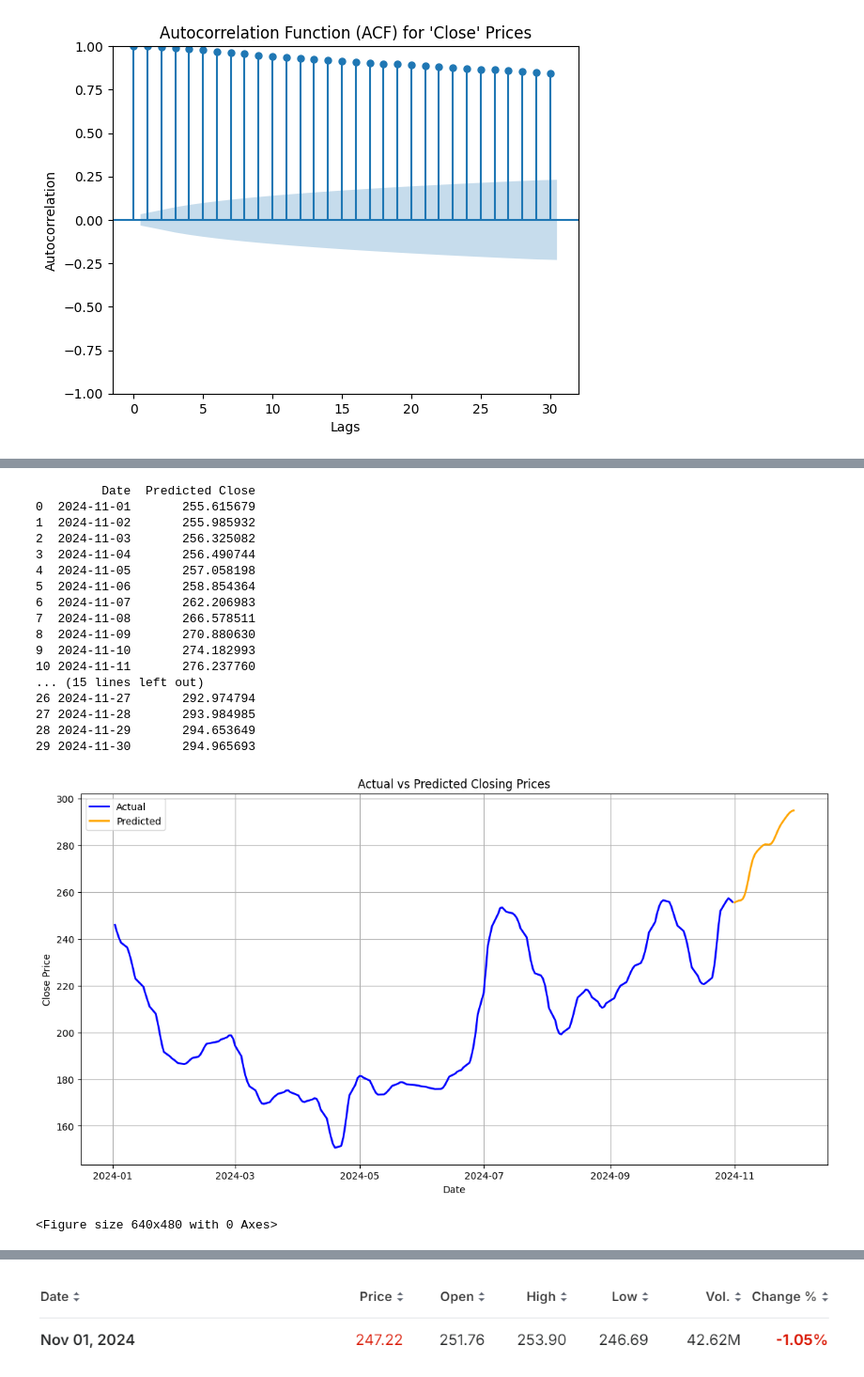
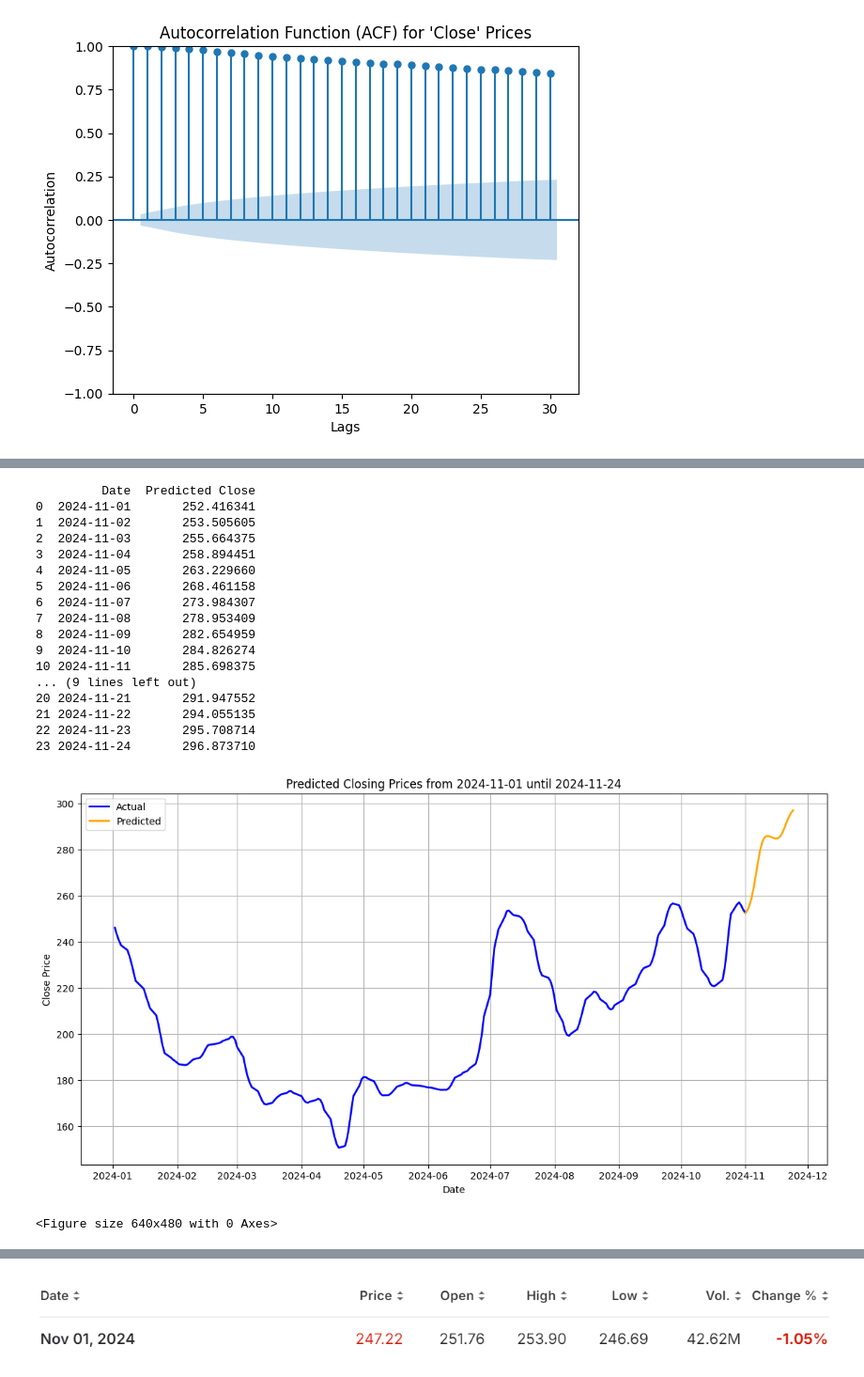
Before and after one commit to miltiadiss/CEID_NE5237-Decision-Theory, a Jupyter notebook: TSLA_stock_price_prediction.ipynb, the cells around one changed output, grey strips where cells are left out. Shown at 94% size. Drawn from its saved outputs; the diff is of its cells as text; code cells hidden in the pictures.

```diff
--- a/TSLA_stock_price_prediction.ipynb
+++ b/TSLA_stock_price_prediction.ipynb
@@ -203,5 +218,5 @@ Close_t = 0.6831 + (1.9376) * close_t-1 + (-0.9398) * close_t-2
 # %%
-# Function to predict close prices for a given interval
+# Function to predict close prices for new dates
 def predict_close_price(df, weights, bias, start_date, num_days):
     predictions = []
     last_known_dates = df['Date'].values # Last known dates
@@ -212,7 +227,7 @@ def predict_close_price(df, weights, bias, start_date, num_days):
 
     for _ in range(num_days):
         # Calculate predicted close price for the next day
-        predicted_close = np.dot(last_n_prices[::-1], weights) + bias
+        predicted_close = np.dot(last_n_prices[::-1], weights) + bias # Put the lagged features in the equation of the model and make the prediction
         predictions.append(predicted_close)
 
         # Update the last N prices for the next prediction
@@ -224,52 +239,52 @@ def predict_close_price(df, weights, bias, start_date, num_days):
 N = 6
 _, _, _, _, _, _, weights, bias = linear_regression_model(N, df)
 
-# Make predictions for November 2024 starting from '2024-11-01'
+# Make predictions starting from '2024-11-01' until '2024-11-24'
 start_date = '2024-11-01'
-num_days = 30
+num_days = 24
 predicted_prices = predict_close_price(df, weights, bias, start_date, num_days)
 
 # Create a DataFrame for predicted prices with corresponding dates
 predicted_dates = [pd.to_datetime(start_date) + pd.Timedelta(days=i) for i in range(num_days)]
 predictions_df = pd.DataFrame({'Date': predicted_dates, 'Predicted Close': predicted_prices})
 print(predictions_df)
 
 # Filter to keep only predictions for the year 2024
 predictions_df = predictions_df[predictions_df['Date'].dt.year == 2024]
 
 # Combine predictions with the initial DataFrame
 df_combined = pd.concat([df, predictions_df], ignore_index=True)
 
 # Plot the actual and predicted 'close' prices for November 2024
 fig, ax = plt.subplots(figsize=(14, 7))
 ax.plot(df[df['Date'].dt.year == 2024]['Date'], df[df['Date'].dt.year == 2024]['Close'], label='Actual', color='blue', linewidth=2)
 ax.plot(predictions_df['Date'], predictions_df['Predicted Close'], label='Predicted', color='orange', linestyle='-', linewidth=2)
-ax.set_title('Actual vs Predicted Closing Prices')
+ax.set_title('Predicted Closing Prices from 2024-11-01 until 2024-11-24')
 ax.set_xlabel('Date')
 ax.set_ylabel('Close Price')
 ax.legend()
 ax.grid(True)
 plt.show()
 
 plt.tight_layout()
 plt.show()
 # %% [output]
          Date  Predicted Close
-0  2024-11-01       255.615679
-1  2024-11-02       255.985932
-2  2024-11-03       256.325082
-3  2024-11-04       256.490744
-4  2024-11-05       257.058198
-5  2024-11-06       258.854364
-6  2024-11-07       262.206983
-7  2024-11-08       266.578511
-8  2024-11-09       270.880630
-9  2024-11-10       274.182993
-10 2024-11-11       276.237760
-... (15 lines left out)
-26 2024-11-27       292.974794
-27 2024-11-28       293.984985
-28 2024-11-29       294.653649
-29 2024-11-30       294.965693
+0  2024-11-01       252.416341
+1  2024-11-02       253.505605
+2  2024-11-03       255.664375
+3  2024-11-04       258.894451
+4  2024-11-05       263.229660
+5  2024-11-06       268.461158
+6  2024-11-07       273.984307
+7  2024-11-08       278.953409
+8  2024-11-09       282.654959
+9  2024-11-10       284.826274
+10 2024-11-11       285.698375
+... (9 lines left out)
+20 2024-11-21       291.947552
+21 2024-11-22       294.055135
+22 2024-11-23       295.708714
+23 2024-11-24       296.873710
-[figure, old version]
+[figure, new version]
 <Figure size 640x480 with 0 Axes>
```
Also changed, not shown: parts of 12 cells of this notebook.
